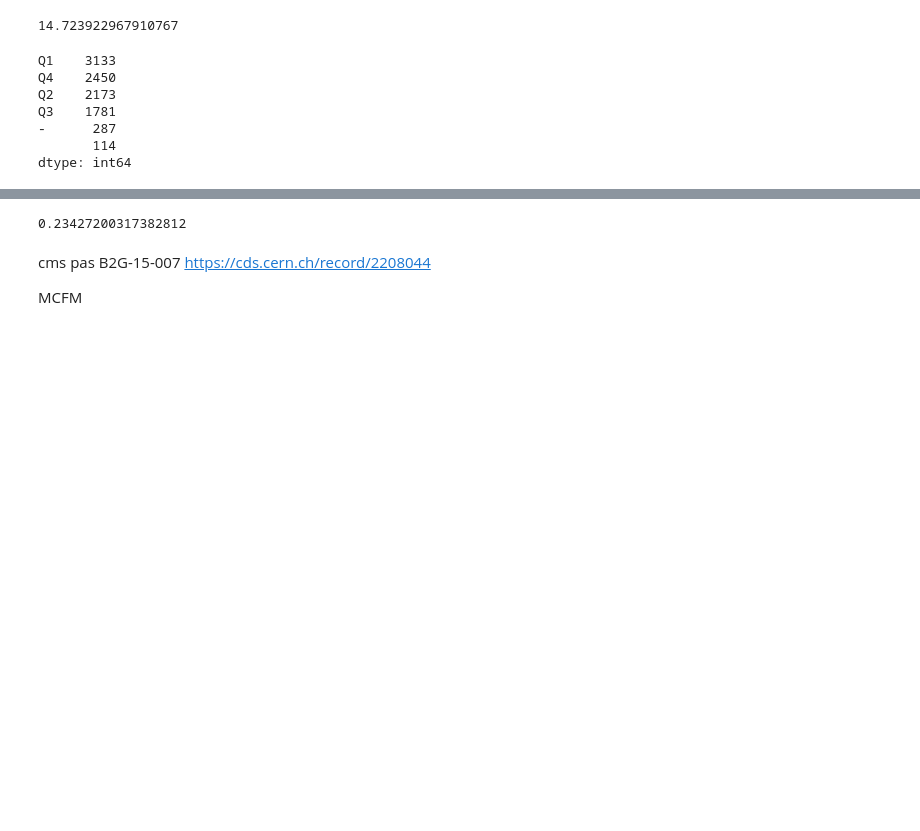
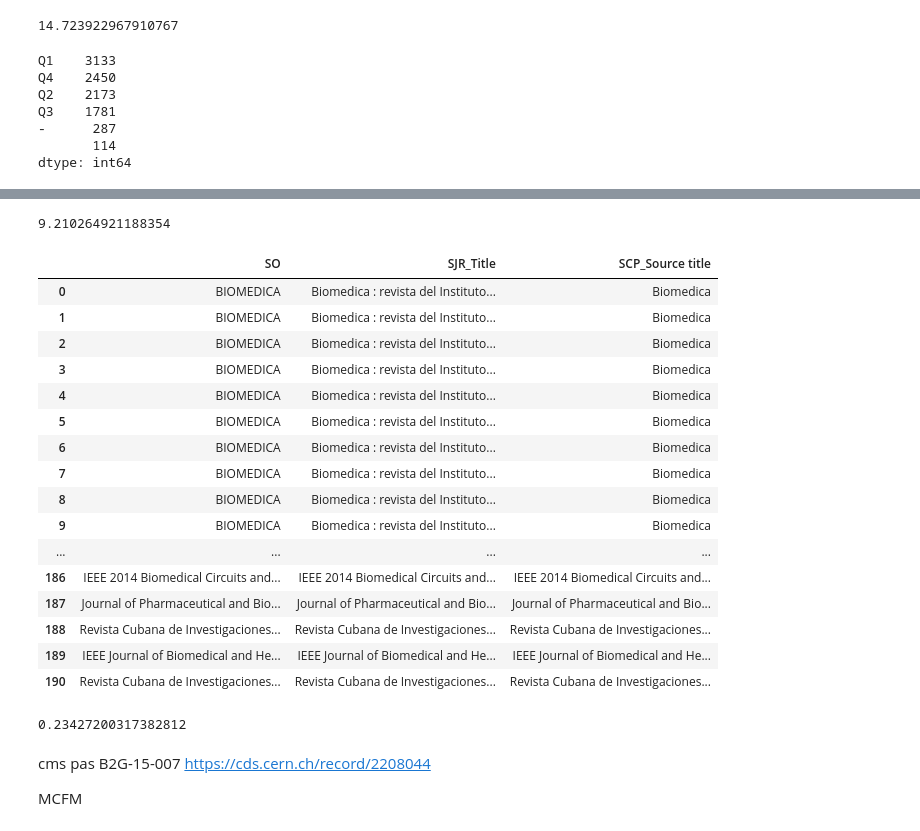
Before and after one commit to restrepo/articles, a Jupyter notebook: openacces.ipynb, the cells around one changed output, grey strips where cells are left out. Cells and saved outputs as stored; diff of their text form; code cells hidden in the pictures; blank space fills up the shorter version.

```diff
--- a/openacces.ipynb
+++ b/openacces.ipynb
@@ -261,6 +266,8 @@ for i in scp.articles.index:
         #break
 
         newwos=newwos.append( SCP.ix[ i ],ignore_index=True )
+        newwos.loc[newwos.shape[0]-1,'DI']=scp.articles.ix[ i ]['DOI']
+        newwos.loc[newwos.shape[0]-1,'TI']=scp.articles.ix[ i ]['Title']
         newwos.loc[newwos.shape[0]-1,'SO']=scp.articles.ix[ i ]['Source title']
         newwos.loc[newwos.shape[0]-1,'SN']=re.sub('(^[0-9A-Z]{4})',r'\1-',\
                                                            scp.articles.ix[ i ]['ISSN'])
@@ -389,5 +396,9 @@ Q3    1781
 -      287
        114
 dtype: int64
+# %%
+wos.articles=wos.articles.drop('SJR_Title',axis=1)
+wos.articles['SJR_Title']=''
 # %%
-wos.articles[wos.articles['SO'].str.lower().str.strip().str.contains('biomedica')][['SO','SJR_Title','SCP_Source title']]
+b.articles=wos.articles[wos.articles['SO'].str.lower().str.strip().str.contains('biomedica')].reset_index(drop=True)
+b.articles.SJR_Title=''
@@ -412,3 +405,59 @@ wos.articles[wos.articles['SO'].str.lower().str.strip().str.contains('biomedica'
+# %%
+start=time.time()
+#prepare new columns
+#prefix='SJR'
+#SJR=sjr.rename_axis( dict( (key,prefix+'_'+key) for key in sjr.columns.values) , axis=1)
+#SJR=columns_add_prefix(sjr,'SJR')
+#Add to exising dataframe
+column_journal='SO'
+self=b
+SJR_column_journal='SJR_Title'
+#if 1==1:
+def add_sjr_info_from_journal(self,SJR,column_journal='SO',SJR_column_journal='SJR_Title'):
+    '''self is an publication object and SJR is the info for a journal in column SJR_Issn'''
+    if not SJR_column_journal in self.articles.columns:
+        sys.exit("Run first the more exact and fast add_sjr_info")
+
+    self.articles=fill_NaN(self.articles)
+    kk=self.articles[self.articles[SJR_column_journal]=='']
+    #kk_hash_SO=kk[column_journal].str.replace('\W+','').str.lower().str.strip().map(unidecode)
+    SJR_hash_Title=SJR[SJR_column_journal].str.replace('\W+','').str.lower().str.strip().map(unidecode)
+    for title in kk[column_journal].str.lower().str.strip().unique():
+        hash_match,mtch=check_hash(SJR,SJR_hash_Title,re.sub('\W+','',title).lower().strip() )
+        mtch=mtch.reset_index(drop=True)
+        if hash_match:
+            if mtch.shape[0]>1:
+                mtch=SJR[SJR[SJR_column_journal].str.lower().str.strip().str.match('%s ' %title)].reset_index(drop=True)
+
+            if mtch.shape[0]==1:
+                moa=kk[ kk[column_journal].str.lower().str.strip()==title ]
+                if moa.shape[0]>=1:
+                    for key in SJR.columns.values:
+                        self.articles.loc[moa.index.values,key]=mtch.ix[0][key]
+self=add_sjr_info_from_journal(self,SJR)
+print(time.time()-start)
+# %% [output]
+9.210264921188354
+# %%
+b.articles[['SO','SJR_Title','SCP_Source title']]
+# %% [output]
+|  | SO | SJR_Title | SCP_Source title |
+| 0 | BIOMEDICA | Biomedica : revista del Instituto... | Biomedica |
+| 1 | BIOMEDICA | Biomedica : revista del Instituto... | Biomedica |
+| 2 | BIOMEDICA | Biomedica : revista del Instituto... | Biomedica |
+| 3 | BIOMEDICA | Biomedica : revista del Instituto... | Biomedica |
+| 4 | BIOMEDICA | Biomedica : revista del Instituto... | Biomedica |
+| 5 | BIOMEDICA | Biomedica : revista del Instituto... | Biomedica |
+| 6 | BIOMEDICA | Biomedica : revista del Instituto... | Biomedica |
+| 7 | BIOMEDICA | Biomedica : revista del Instituto... | Biomedica |
+| 8 | BIOMEDICA | Biomedica : revista del Instituto... | Biomedica |
+| 9 | BIOMEDICA | Biomedica : revista del Instituto... | Biomedica |
+| ... | ... | ... | ... |
+| 186 | IEEE 2014 Biomedical Circuits and... | IEEE 2014 Biomedical Circuits and... | IEEE 2014 Biomedical Circuits and... |
+| 187 | Journal of Pharmaceutical and Bio... | Journal of Pharmaceutical and Bio... | Journal of Pharmaceutical and Bio... |
+| 188 | Revista Cubana de Investigaciones... | Revista Cubana de Investigaciones... | Revista Cubana de Investigaciones... |
+| 189 | IEEE Journal of Biomedical and He... | IEEE Journal of Biomedical and He... | IEEE Journal of Biomedical and He... |
+| 190 | Revista Cubana de Investigaciones... | Revista Cubana de Investigaciones... | Revista Cubana de Investigaciones... |
 # %%
 start=time.time()
 #wos.articles=wos.articles
```
Also changed, not shown: parts of 4 cells of this notebook.
